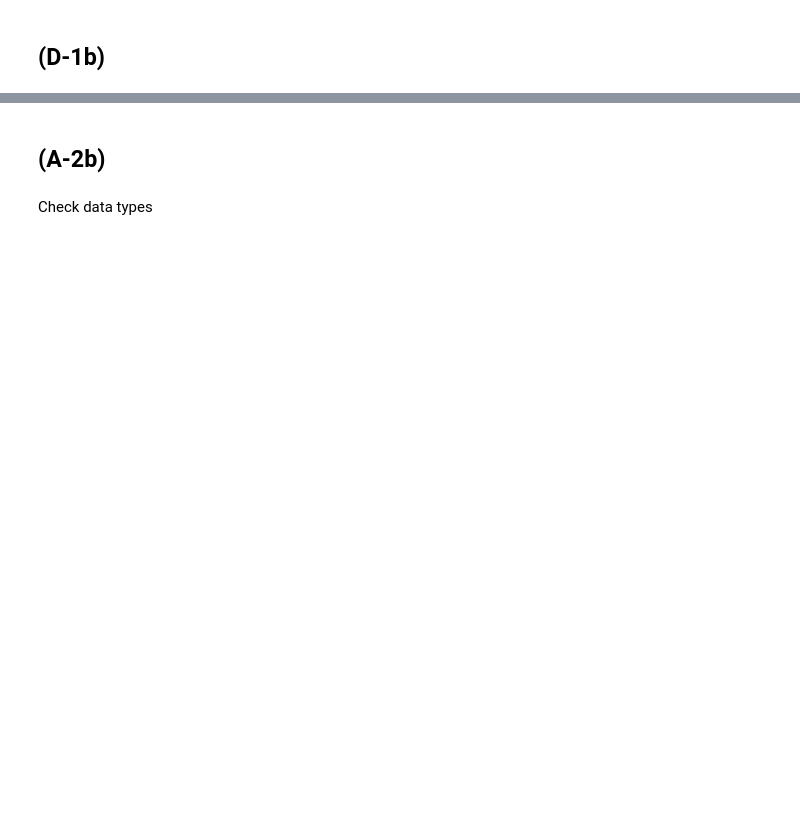
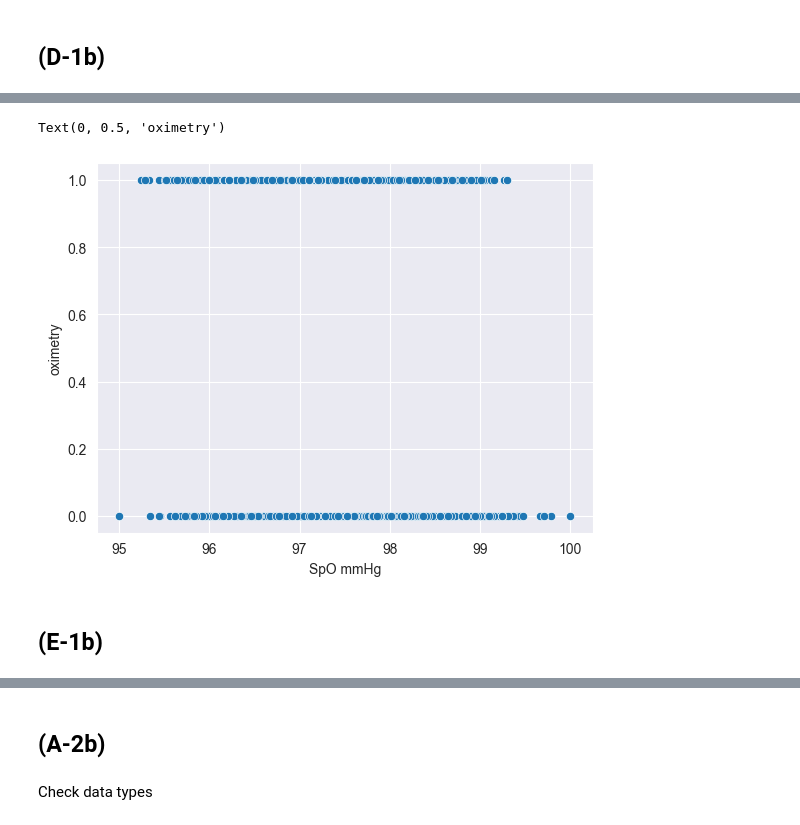
Before and after one commit to Yuraj1/iau_projects, a Jupyter notebook: iak1p.ipynb, the cells around one changed output, grey strips where cells are left out. Cells and saved outputs as stored; diff of their text form; code cells hidden in the pictures; blank space fills up the shorter version.

```diff
--- a/iak1p.ipynb
+++ b/iak1p.ipynb
@@ -150,0 +208,9 @@ plt.ylabel("oximetry")
+# %%
+sns.scatterplot(data=observation, x='SpO₂', y='oximetry')
+plt.xlabel("SpO mmHg")
+plt.ylabel("oximetry")
+# %% [output]
+Text(0, 0.5, 'oximetry')
+[figure, added]
+# %% [markdown]
+## (E-1b)
```
Also changed, not shown: parts of 27 cells of this notebook, 1 other file.
